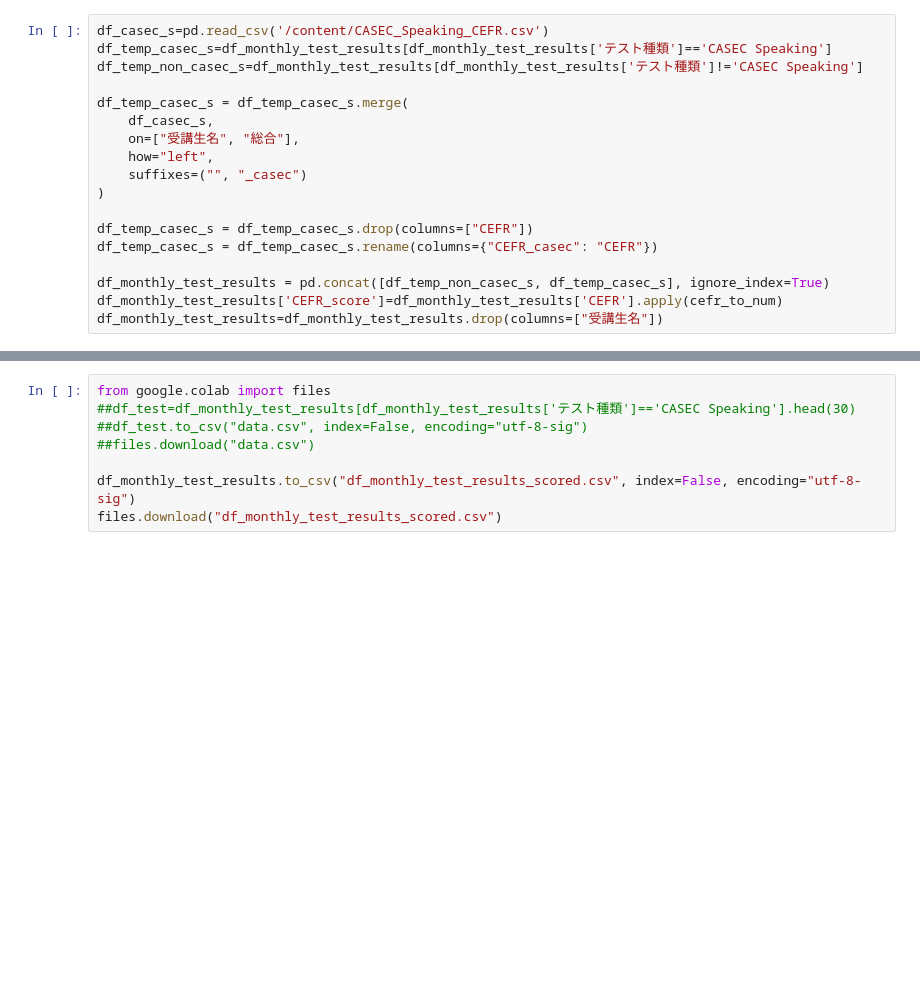
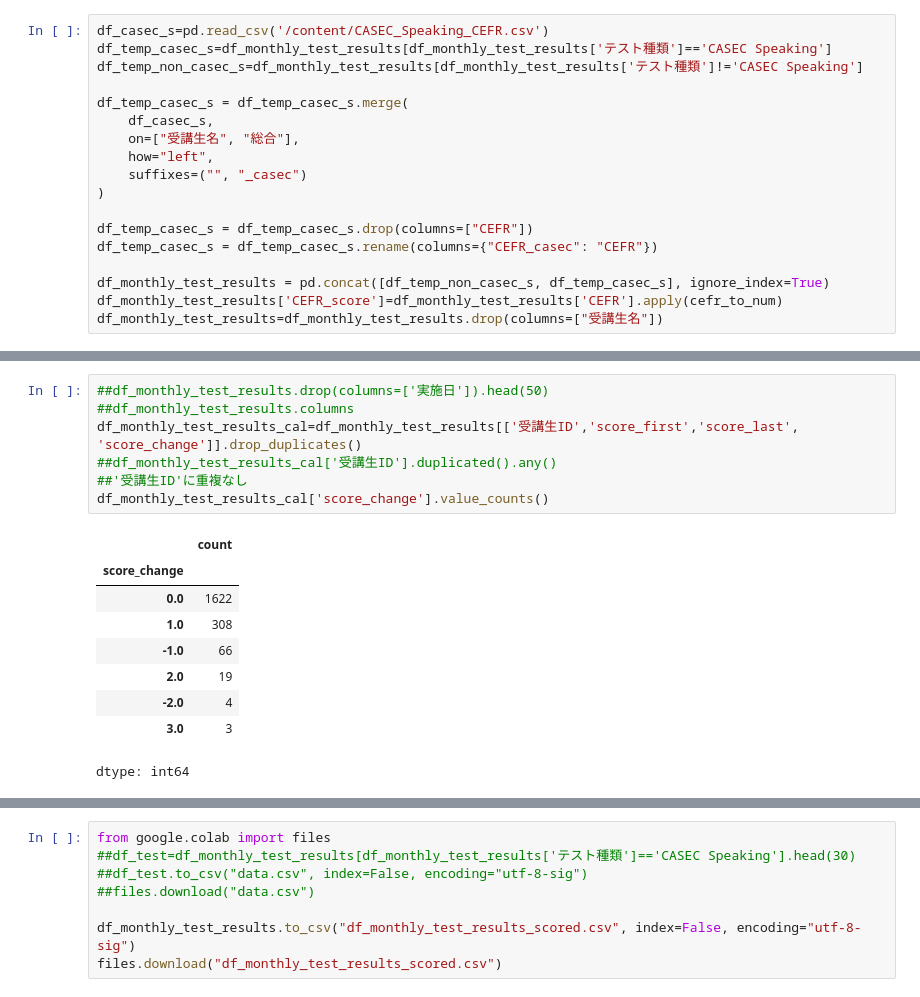
Before and after one commit to Kazuya-Y/public, a Jupyter notebook: Kazuya_データ分析.ipynb, the cells around one changed output, grey strips where cells are left out. Saved outputs shown, nothing was run; the diff lists cells and outputs as text; blank space fills up the shorter version.

```diff
--- a/Kazuya_データ分析.ipynb
+++ b/Kazuya_データ分析.ipynb
@@ -152,0 +137,17 @@ df_monthly_test_results[df_monthly_test_results['CEFR_score'].isna()]
+# %%
+##df_monthly_test_results.drop(columns=['実施日']).head(50)
+##df_monthly_test_results.columns
+df_monthly_test_results_cal=df_monthly_test_results[['受講生ID','score_first','score_last', 'score_change']].drop_duplicates()
+##df_monthly_test_results_cal['受講生ID'].duplicated().any()
+##'受講生ID'に重複なし
+df_monthly_test_results_cal['score_change'].value_counts()
+# %% [output]
+|  | count |
+| score_change |  |
+| 0.0 | 1622 |
+| 1.0 | 308 |
+| -1.0 | 66 |
+| 2.0 | 19 |
+| -2.0 | 4 |
+| 3.0 | 3 |
+dtype: int64
```
Also changed, not shown: parts of 8 cells of this notebook.
